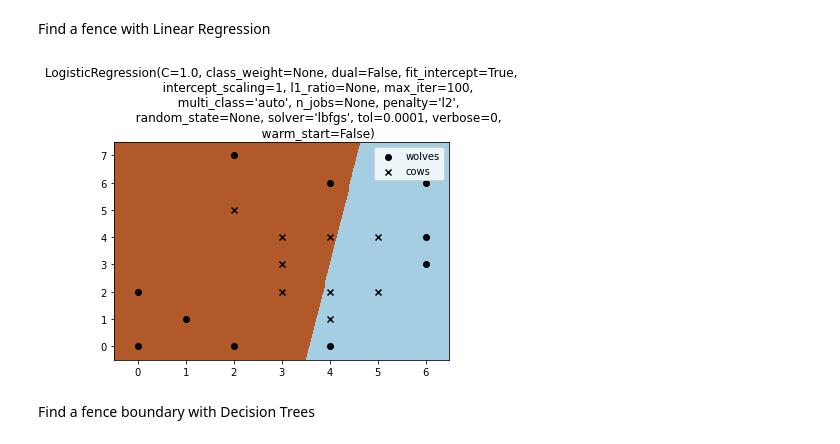
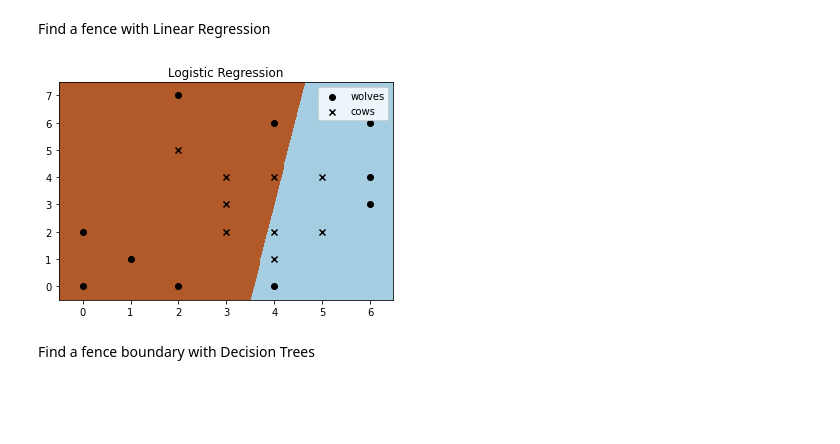
Before and after one commit to cagBRT/Machine-Learning, a Jupyter notebook: wolvesAndCows.ipynb, the cells around one changed output. Drawn from its saved outputs; the diff is of its cells as text; code cells hidden in the pictures; blank space fills up the shorter version.

```diff
--- a/wolvesAndCows.ipynb
+++ b/wolvesAndCows.ipynb
@@ -115,10 +115,10 @@ Find a fence with Linear Regression
 # %%
 clf = linear_model.LogisticRegression()
 clf.fit(df[train_cols], df.animal_type)
-plot_results_with_hyperplane(clf, clf, df, plt_nmbr)
+plot_results_with_hyperplane(clf, "Logistic Regression", df, plt_nmbr)
 pl.show()
 # %% [output]
-[figure, old version]
+[figure, new version]
 # %% [markdown]
 Find a fence boundary with Decision Trees
 # %%
```
